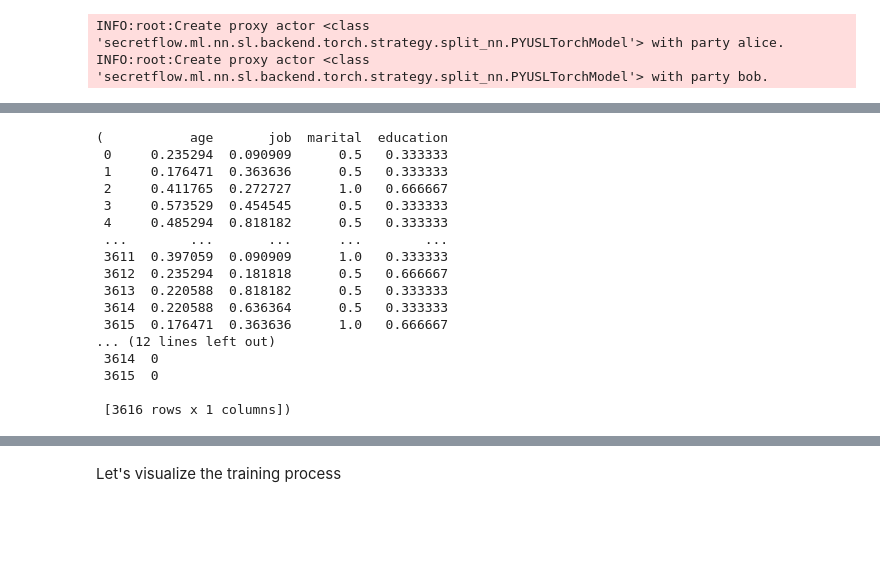
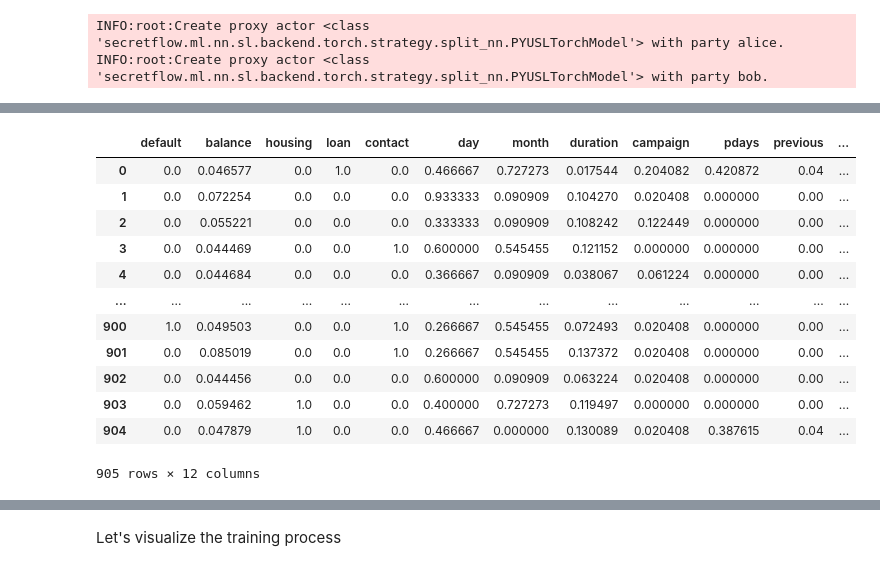
Before and after one commit to SASA-cloud/secretflow, a Jupyter notebook: docs/tutorial/Split_Learning_for_bank_marketing.ipynb, the cells around one changed output, grey strips where cells are left out. Cells and saved outputs as stored; diff of their text form; code cells hidden in the pictures; blank space fills up the shorter version.

```diff
--- a/docs/tutorial/Split_Learning_for_bank_marketing.ipynb
+++ b/docs/tutorial/Split_Learning_for_bank_marketing.ipynb
@@ -652,21 +684,20 @@ AttributeError: 'numpy.ndarray' object has no attribute 'partitions'
 # %%
-sf.reveal(train_data.partitions[alice].data), sf.reveal(train_label.partitions[alice].data)
+# 本来有的被我注释了
+# sf.reveal(train_data.partitions[alice].data), sf.reveal(train_label.partitions[alice].data)
-# %% [output]
-(           age       job  marital  education
- 0     0.235294  0.090909      0.5   0.333333
- 1     0.176471  0.363636      0.5   0.333333
- 2     0.411765  0.272727      1.0   0.666667
- 3     0.573529  0.454545      0.5   0.333333
- 4     0.485294  0.818182      0.5   0.333333
- ...        ...       ...      ...        ...
- 3611  0.397059  0.090909      1.0   0.333333
- 3612  0.235294  0.181818      0.5   0.666667
- 3613  0.220588  0.818182      0.5   0.333333
- 3614  0.220588  0.636364      0.5   0.333333
- 3615  0.176471  0.363636      1.0   0.666667
-... (12 lines left out)
- 3614  0
- 3615  0
-
- [3616 rows x 1 columns])
+# %%
+sf.reveal(test_data.partitions[bob].data)
+# %% [output]
+|  | default | balance | housing | loan | contact | day | month | duration | campaign | pdays | previous | ... |
+| 0 | 0.0 | 0.046577 | 0.0 | 1.0 | 0.0 | 0.466667 | 0.727273 | 0.017544 | 0.204082 | 0.420872 | 0.04 | ... |
+| 1 | 0.0 | 0.072254 | 0.0 | 0.0 | 0.0 | 0.933333 | 0.090909 | 0.104270 | 0.020408 | 0.000000 | 0.00 | ... |
+| 2 | 0.0 | 0.055221 | 0.0 | 0.0 | 0.0 | 0.333333 | 0.090909 | 0.108242 | 0.122449 | 0.000000 | 0.00 | ... |
+| 3 | 0.0 | 0.044469 | 0.0 | 0.0 | 1.0 | 0.600000 | 0.545455 | 0.121152 | 0.000000 | 0.000000 | 0.00 | ... |
+| 4 | 0.0 | 0.044684 | 0.0 | 0.0 | 0.0 | 0.366667 | 0.090909 | 0.038067 | 0.061224 | 0.000000 | 0.00 | ... |
+| ... | ... | ... | ... | ... | ... | ... | ... | ... | ... | ... | ... | ... |
+| 900 | 1.0 | 0.049503 | 0.0 | 0.0 | 1.0 | 0.266667 | 0.545455 | 0.072493 | 0.020408 | 0.000000 | 0.00 | ... |
+| 901 | 0.0 | 0.085019 | 0.0 | 0.0 | 1.0 | 0.266667 | 0.545455 | 0.137372 | 0.020408 | 0.000000 | 0.00 | ... |
+| 902 | 0.0 | 0.044456 | 0.0 | 0.0 | 0.0 | 0.600000 | 0.090909 | 0.063224 | 0.020408 | 0.000000 | 0.00 | ... |
+| 903 | 0.0 | 0.059462 | 1.0 | 0.0 | 0.0 | 0.400000 | 0.727273 | 0.119497 | 0.000000 | 0.000000 | 0.00 | ... |
+| 904 | 0.0 | 0.047879 | 1.0 | 0.0 | 0.0 | 0.466667 | 0.000000 | 0.130089 | 0.020408 | 0.387615 | 0.04 | ... |
+905 rows × 12 columns
 # %%
```
Also changed, not shown: parts of 20 cells of this notebook, 4 other files.
